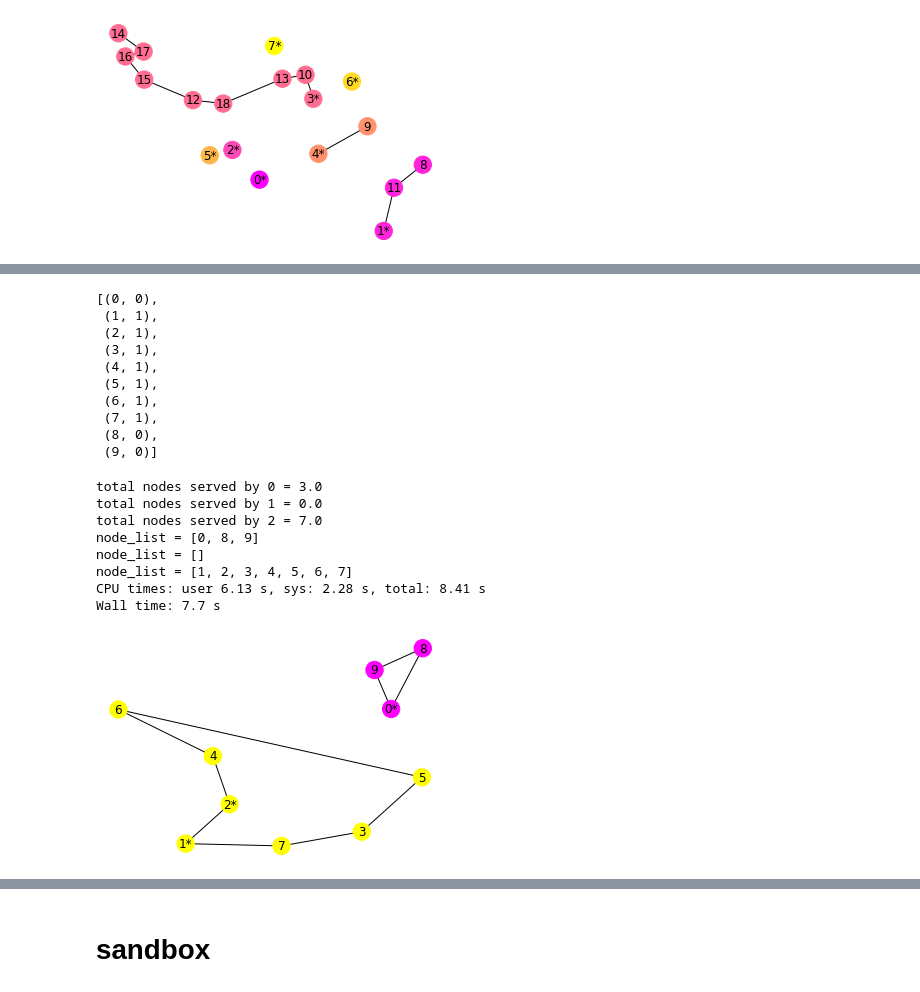
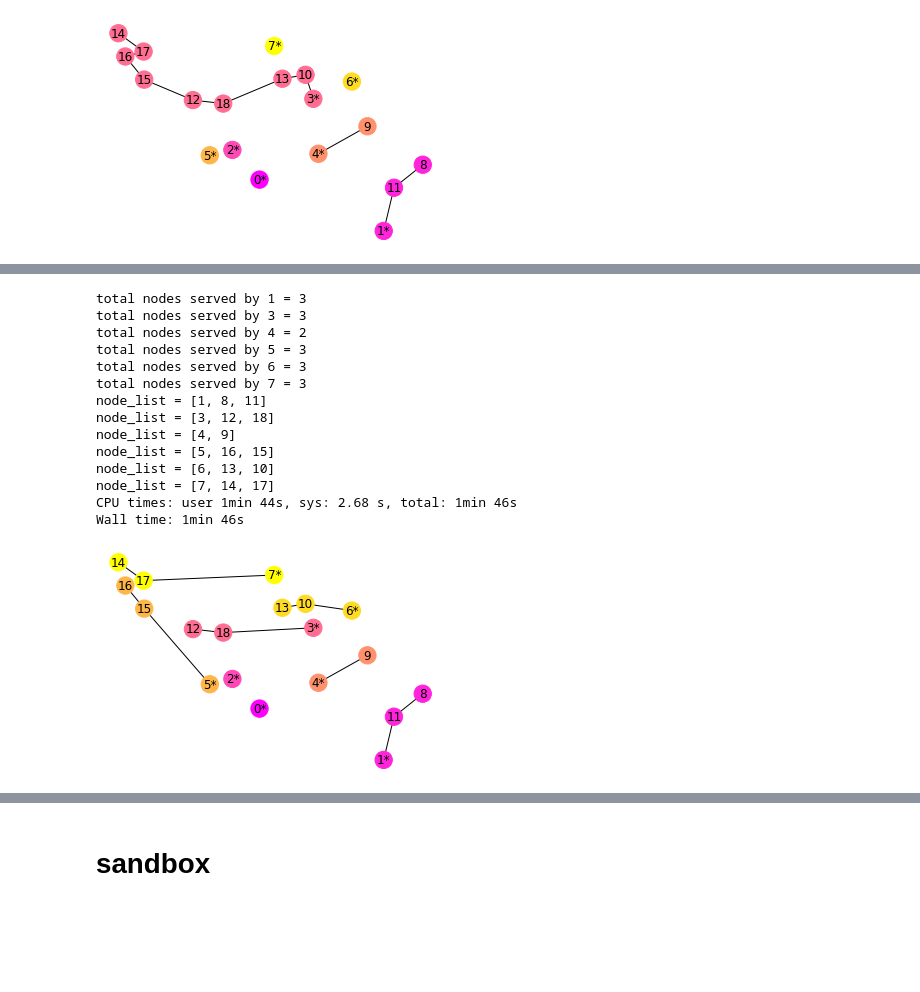
Before and after one commit to pabloazurduy/vrp-example, a Jupyter notebook: vrp.ipynb, the cells around one changed output, grey strips where cells are left out. Saved outputs shown, nothing was run; the diff lists cells and outputs as text; code cells hidden in the pictures; blank space fills up the shorter version.

```diff
--- a/vrp.ipynb
+++ b/vrp.ipynb
@@ -11,12 +11,19 @@ import matplotlib.pyplot as plt
 import numpy as np
 # %%
 class VRPInstance(object):
-    def __init__(self, nodes=[], nodes_pos = {}, trucks = [],origin = {}, cost_matrix =  None ): # TODO add miga_and_bloqued
+    def __init__(self, nodes=None, nodes_pos = {}, trucks = None, origin = {}, cost_matrix = None,
+                blocked_nodes = {}): # TODO add miga_and_bloqued
         """ create an empty instance
         """
+        if nodes == None:
+            nodes = []
+        if trucks == None:
+            trucks = []
+
         self.trucks = trucks
         self.origin = origin
         self.cost_matrix =  cost_matrix # this could be part of the edges attributes of self.graph
+        self.blocked_nodes = blocked_nodes
 
         # graph
         G = nx.Graph()
@@ -27,7 +34,7 @@ class VRPInstance(object):
         self.graph = G
 
     @classmethod
-    def generate_random_xy_instance(cls, n_nodes = 15, n_trucks=2, starting_nodes='default'):
+    def generate_random_xy_instance(cls, n_nodes = 15, n_trucks=2, starting_nodes='default', blocked_nodes = None):
         """[summary]
 
         Args:
@@ -64,7 +71,8 @@ class VRPInstance(object):
                    nodes_pos = nodes_pos,
                    trucks = trucks,
                    origin = origin,
-                   cost_matrix=cost_matrix)
+                   cost_matrix=cost_matrix,
+                   blocked_nodes=blocked_nodes)
     @property
     def nodes(self):
         return list(self.graph.nodes)
@@ -147,6 +155,7 @@ def find_optimal_solution(vrp_instance, objective_function = 'min_distance'):
     nodes = vrp_instance.nodes
     trucks = vrp_instance.trucks
     origin = vrp_instance.origin
+    blocked_nodes = vrp_instance.blocked_nodes
 
     # model
     model = mip.Model(name =  'vrp')
@@ -212,6 +221,11 @@ def find_optimal_solution(vrp_instance, objective_function = 'min_distance'):
                 model.add_constr(u[(i,k)] >=2  , name=f'subtour_constraint_lowerbound_{i}')
                 model.add_constr(u[(i,k)] <= graph_len -1, name=f'subtour_constraint_upperbound_{i}')
 
+    # 5. blocked nodes
+    if blocked_nodes != None:
+        for k in blocked_nodes.keys():
+            for i in blocked_nodes[k]:
+                model.add_constr(y[(i,k)] == 0, name=f'blocked_node_{k}_{i}')
 
     # ============================ #
     # ==== model declaration ===== #
@@ -416,28 +432,27 @@ node_list = []
-# %%
-[k for k in y.keys() if y[k].x>0]
-# %% [output]
-[(0, 0),
- (1, 1),
- (2, 1),
- (3, 1),
- (4, 1),
- (5, 1),
- (6, 1),
- (7, 1),
- (8, 0),
- (9, 0)]
 # %%
 %%time
+# generate a instance
+n_trucks = 4
+n_nodes = 15
+vrp_instance = VRPInstance.generate_random_xy_instance(n_nodes = n_nodes+n_trucks,
+                                                       n_trucks= 8,
+                                                       starting_nodes='default')
 
-x, y, u, z = find_optimal_solution(vrp_instance, objective_function='min_distance')
-vrp_instance.plot_solution(x, y, file_name = 'min_distance.png')
+x, y, u, model  = find_optimal_solution(vrp_instance, objective_function='min_dist_max_len')
+vrp_instance.plot_solution(x, y, file_name = 'min_dist_max_len.png')
 # %% [output]
-total nodes served by 0 = 3.0
-total nodes served by 1 = 0.0
-total nodes served by 2 = 7.0
-node_list = [0, 8, 9]
-node_list = []
-node_list = [1, 2, 3, 4, 5, 6, 7]
-CPU times: user 6.13 s, sys: 2.28 s, total: 8.41 s
-Wall time: 7.7 s
+total nodes served by 1 = 3
+total nodes served by 3 = 3
+total nodes served by 4 = 2
+total nodes served by 5 = 3
+total nodes served by 6 = 3
+total nodes served by 7 = 3
+node_list = [1, 8, 11]
+node_list = [3, 12, 18]
+node_list = [4, 9]
+node_list = [5, 16, 15]
+node_list = [6, 13, 10]
+node_list = [7, 14, 17]
+CPU times: user 1min 44s, sys: 2.68 s, total: 1min 46s
+Wall time: 1min 46s
-[figure, old version]
+[figure, new version]
```
Also changed, not shown: parts of 24 cells of this notebook.
